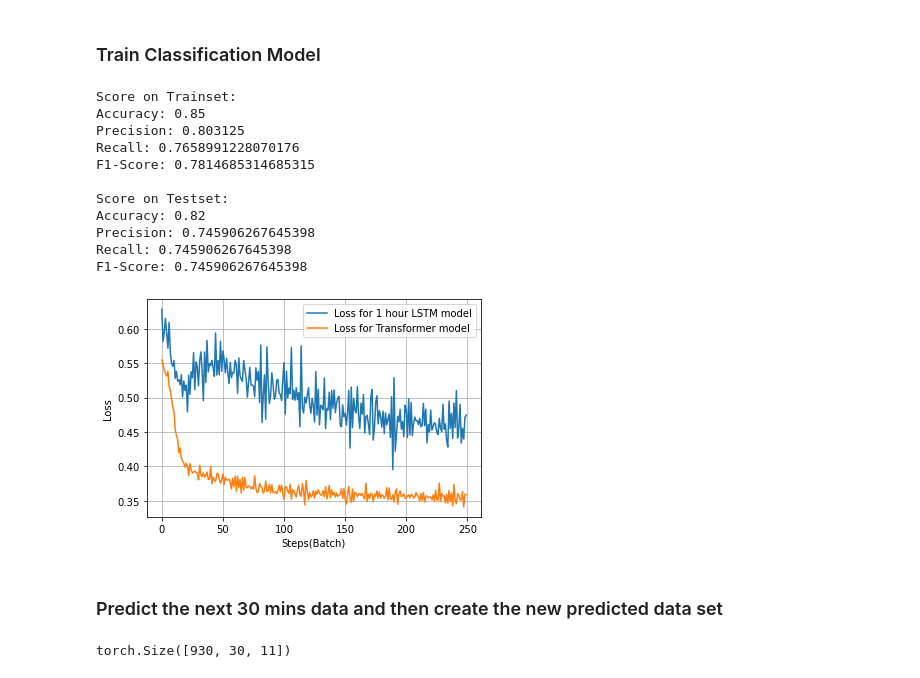
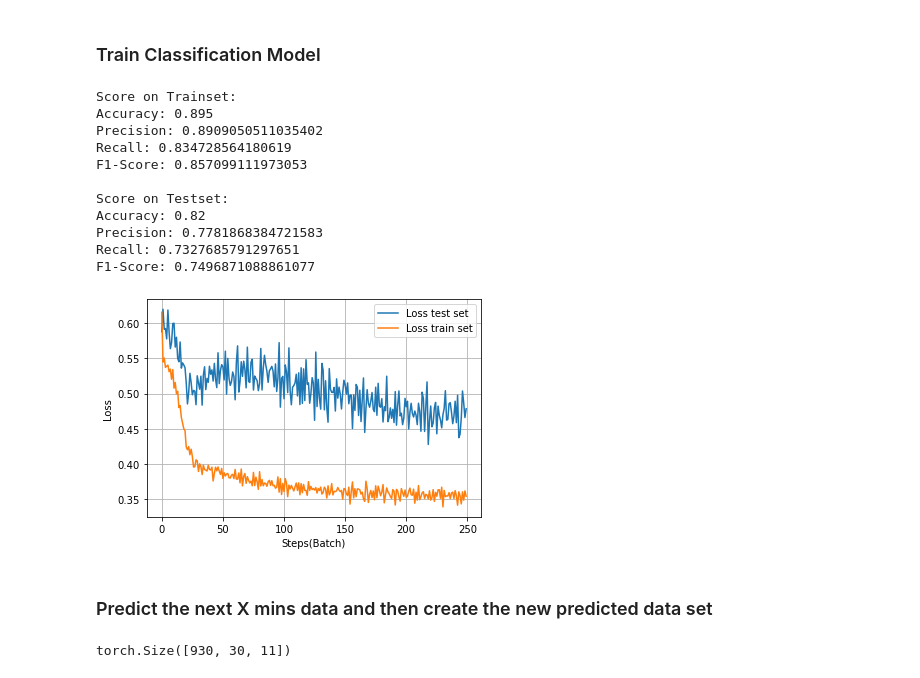
Before and after one commit to MathhewDu/COM4520-Darwin-weaing-of-ventilators, a Jupyter notebook: Model/Model.ipynb, the cells around one changed output. Saved outputs shown, nothing was run; the diff lists cells and outputs as text; code cells hidden in the pictures.

Commit message:
update models

```diff
--- a/Model/Model.ipynb
+++ b/Model/Model.ipynb
@@ -131,6 +131,7 @@ def loss_predict(dataloader,minutes=15):
     torch.cuda.empty_cache()
     return(np.mean(test_batch_loss))
 
+test_loader=DataLoader(x_test,batch_size=30,shuffle=True)
 predict_loss = []
 predict_period=[15,30,45,60,90,120]
 for period in predict_period:
@@ -224,7 +231,7 @@ def Classificationl_train(train_loader,test_loader,classification_optimizer,crit
             test_batch_loss.append(torch.Tensor.cpu(batch_loss).detach().numpy())
         test_epoch_loss.append(np.mean(test_batch_loss[i*(k-1):(i+1)*(k-1)]))
         # print("test loss: ",test_epoch_loss[-1])
-        if i == epochs-1:
+        if i==epochs-1:
             print('Score on Trainset: ')
             train_performance = performance_score(y_pred,y_true,print_performance=True)
             print('\nScore on Testset: ')
@@ -238,8 +245,8 @@ def Classificationl_train(train_loader,test_loader,classification_optimizer,crit
     fig,ax = plt.subplots()
     plt.xlabel('Steps(Batch)')
     plt.ylabel('Loss')
-    plt.plot(test_epoch_loss,label="Loss for 1 hour LSTM model" )
-    plt.plot(record_epoch_loss,label="Loss for Transformer model")
+    plt.plot(test_epoch_loss,label="Loss on test set" )
+    plt.plot(record_epoch_loss,label="Loss on train set")
     plt.legend()
     plt.grid(True)
     plt.show()
@@ -249,40 +256,43 @@ def Classificationl_train(train_loader,test_loader,classification_optimizer,crit
 # %%
 epochs = 250
 hidden_size = 1000
 num_classes = 1
 feature_num = 10
 predict_period=classification_x_train.shape[1]
 input_size=predict_period*feature_num
 batch_size=200
 
 classification_model = ClassificationNet(input_size, hidden_size, num_classes).cuda()
 criterionCE = nn.BCELoss().cuda()
 classification_optimizer = torch.optim.Adam(classification_model.parameters(), lr=0.0001)
 
 train_loader = DataLoader(classification_x_train,batch_size=batch_size,shuffle=True)
 test_loader = DataLoader(classification_x_test,batch_size=batch_size,shuffle=True)
 
-random.seed(123)
-np.random.seed(123)
-torch.manual_seed(123)
+random.seed(321)
+np.random.seed(321)
+torch.manual_seed(321)
 classification_test_performance,classification_y_probs,classification_y_true=Classificationl_train(train_loader,
                                                                                                     test_loader,
                                                                                                     classification_optimizer,
                                                                                                     criterionCE,
-                                                                                                    classification_model)
+                                                                                                    classification_model,
+                                                                                                    batch_size=batch_size,
+                                                                                                    minutes=minutes,
+                                                                                                    epochs=epochs)
 # %% [output]
 Score on Trainset:
-Accuracy: 0.85
-Precision: 0.803125
-Recall: 0.7658991228070176
-F1-Score: 0.7814685314685315
+Accuracy: 0.895
+Precision: 0.8909050511035402
+Recall: 0.834728564180619
+F1-Score: 0.857099111973053
 
 Score on Testset:
 Accuracy: 0.82
-Precision: 0.745906267645398
-Recall: 0.745906267645398
-F1-Score: 0.745906267645398
+Precision: 0.7781868384721583
+Recall: 0.7327685791297651
+F1-Score: 0.7496871088861077
-[figure, old version]
+[figure, new version]
 # %% [markdown]
-### Predict the next 30 mins data and then create the new predicted data set
+### Predict the next X mins data and then create the new predicted data set
 # %%
```
Also changed, not shown: parts of 6 cells of this notebook, 1 other file.
